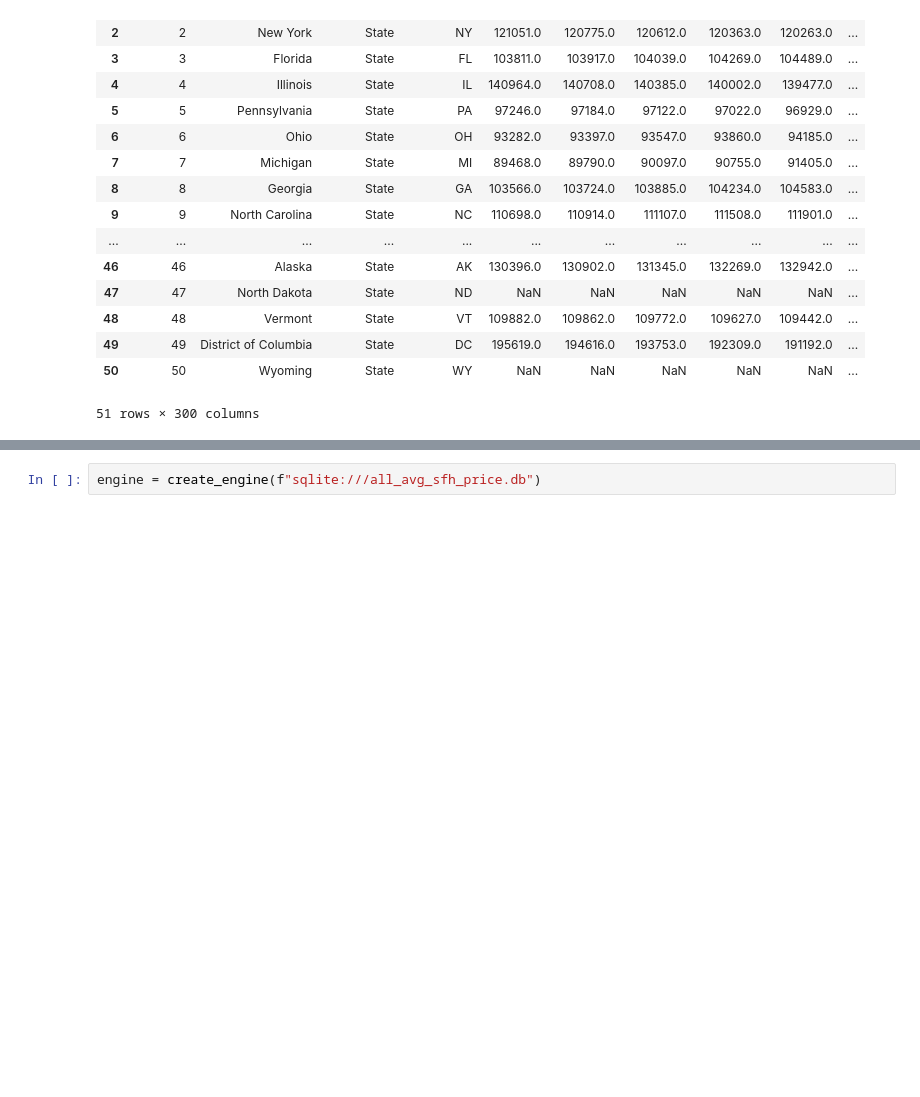
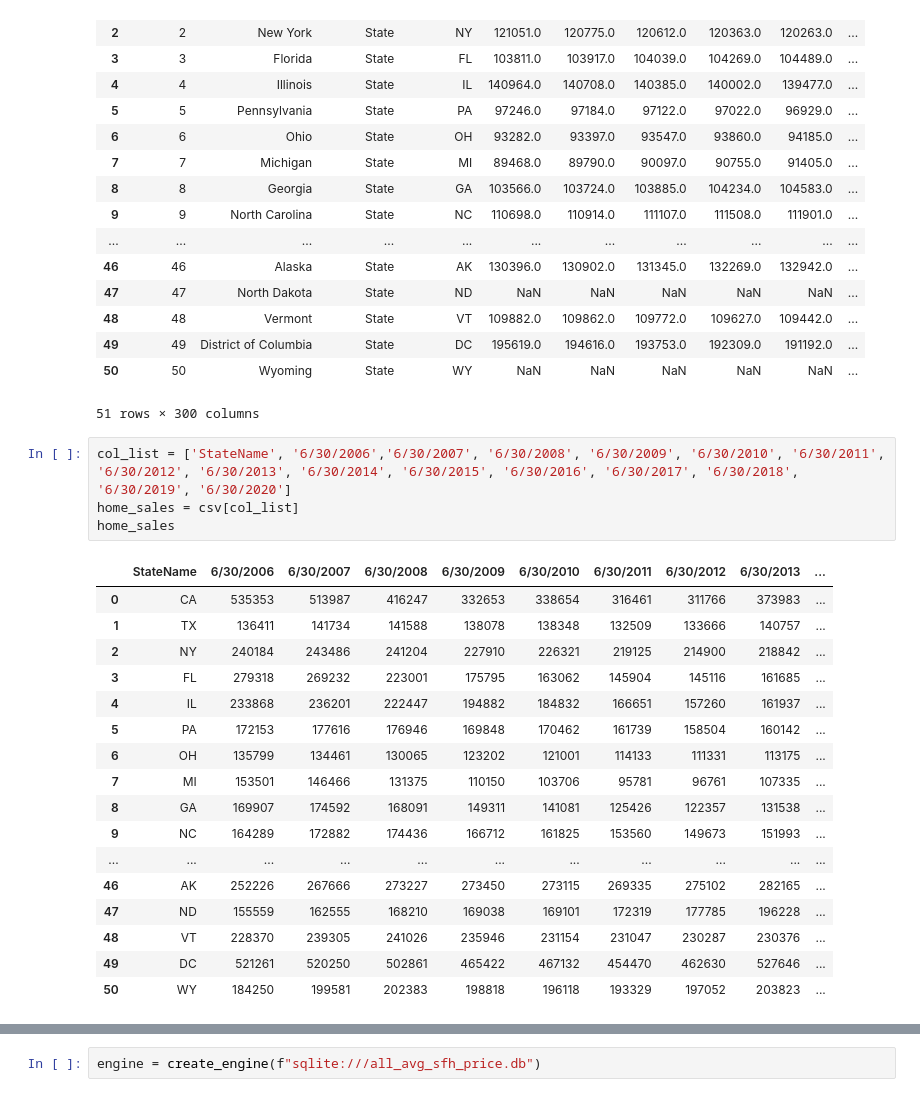
Before and after one commit to gamem001/warehousing_the_housing_crisis, a Jupyter notebook: asia_data/florida_avg_sfh_price.ipynb, the cells around one changed output, grey strips where cells are left out. Cells and saved outputs as stored; diff of their text form; blank space fills up the shorter version.

Commit message:
Sales Prices Nationwide Finished

```diff
--- a/asia_data/florida_avg_sfh_price.ipynb
+++ b/asia_data/florida_avg_sfh_price.ipynb
@@ -24,3 +24,25 @@ csv
 | 49 | 49 | District of Columbia | State | DC | 195619.0 | 194616.0 | 193753.0 | 192309.0 | 191192.0 | ... |
 | 50 | 50 | Wyoming | State | WY | NaN | NaN | NaN | NaN | NaN | ... |
 51 rows × 300 columns
+# %%
+col_list = ['StateName', '6/30/2006','6/30/2007', '6/30/2008', '6/30/2009', '6/30/2010', '6/30/2011', '6/30/2012', '6/30/2013', '6/30/2014', '6/30/2015', '6/30/2016', '6/30/2017', '6/30/2018', '6/30/2019', '6/30/2020']
+home_sales = csv[col_list]
+home_sales
+# %% [output]
+|  | StateName | 6/30/2006 | 6/30/2007 | 6/30/2008 | 6/30/2009 | 6/30/2010 | 6/30/2011 | 6/30/2012 | 6/30/2013 | ... |
+| 0 | CA | 535353 | 513987 | 416247 | 332653 | 338654 | 316461 | 311766 | 373983 | ... |
+| 1 | TX | 136411 | 141734 | 141588 | 138078 | 138348 | 132509 | 133666 | 140757 | ... |
+| 2 | NY | 240184 | 243486 | 241204 | 227910 | 226321 | 219125 | 214900 | 218842 | ... |
+| 3 | FL | 279318 | 269232 | 223001 | 175795 | 163062 | 145904 | 145116 | 161685 | ... |
+| 4 | IL | 233868 | 236201 | 222447 | 194882 | 184832 | 166651 | 157260 | 161937 | ... |
+| 5 | PA | 172153 | 177616 | 176946 | 169848 | 170462 | 161739 | 158504 | 160142 | ... |
+| 6 | OH | 135799 | 134461 | 130065 | 123202 | 121001 | 114133 | 111331 | 113175 | ... |
+| 7 | MI | 153501 | 146466 | 131375 | 110150 | 103706 | 95781 | 96761 | 107335 | ... |
+| 8 | GA | 169907 | 174592 | 168091 | 149311 | 141081 | 125426 | 122357 | 131538 | ... |
+| 9 | NC | 164289 | 172882 | 174436 | 166712 | 161825 | 153560 | 149673 | 151993 | ... |
+| ... | ... | ... | ... | ... | ... | ... | ... | ... | ... | ... |
+| 46 | AK | 252226 | 267666 | 273227 | 273450 | 273115 | 269335 | 275102 | 282165 | ... |
+| 47 | ND | 155559 | 162555 | 168210 | 169038 | 169101 | 172319 | 177785 | 196228 | ... |
+| 48 | VT | 228370 | 239305 | 241026 | 235946 | 231154 | 231047 | 230287 | 230376 | ... |
+| 49 | DC | 521261 | 520250 | 502861 | 465422 | 467132 | 454470 | 462630 | 527646 | ... |
+| 50 | WY | 184250 | 199581 | 202383 | 198818 | 196118 | 193329 | 197052 | 203823 | ... |
```
Also changed, not shown: parts of 10 cells of this notebook.
